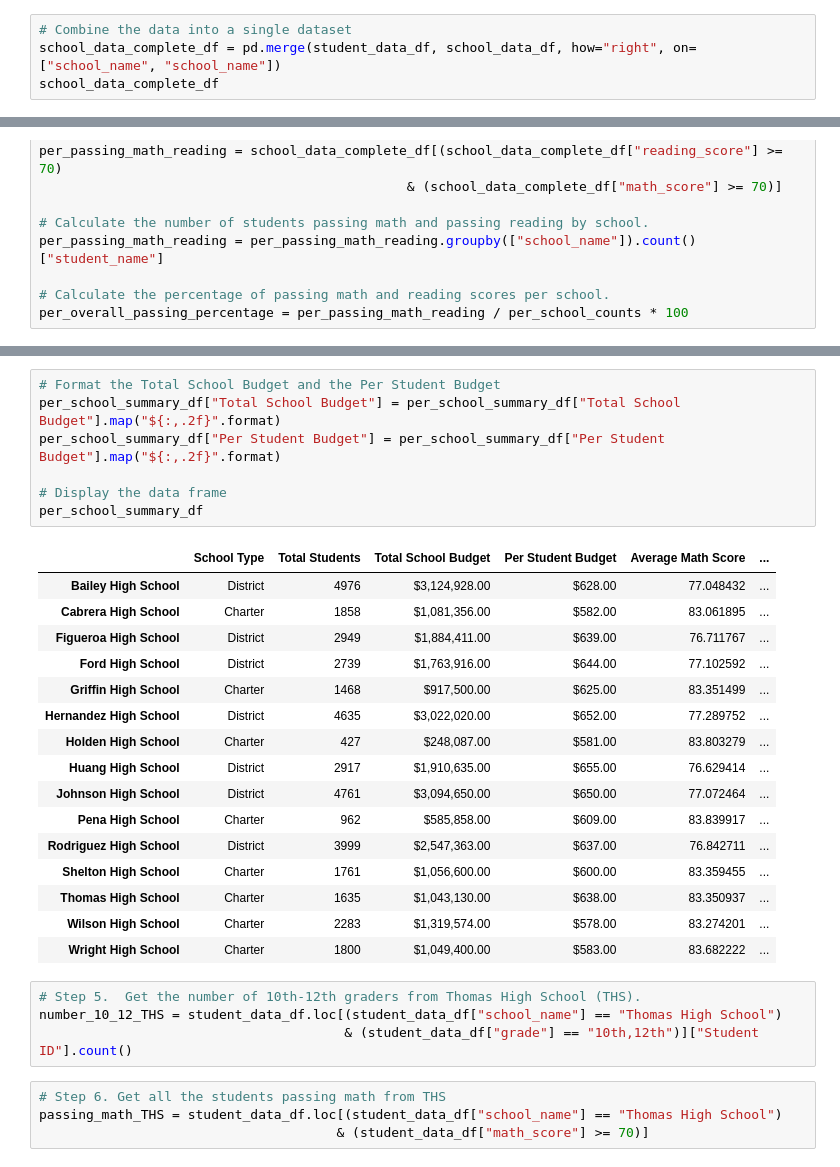
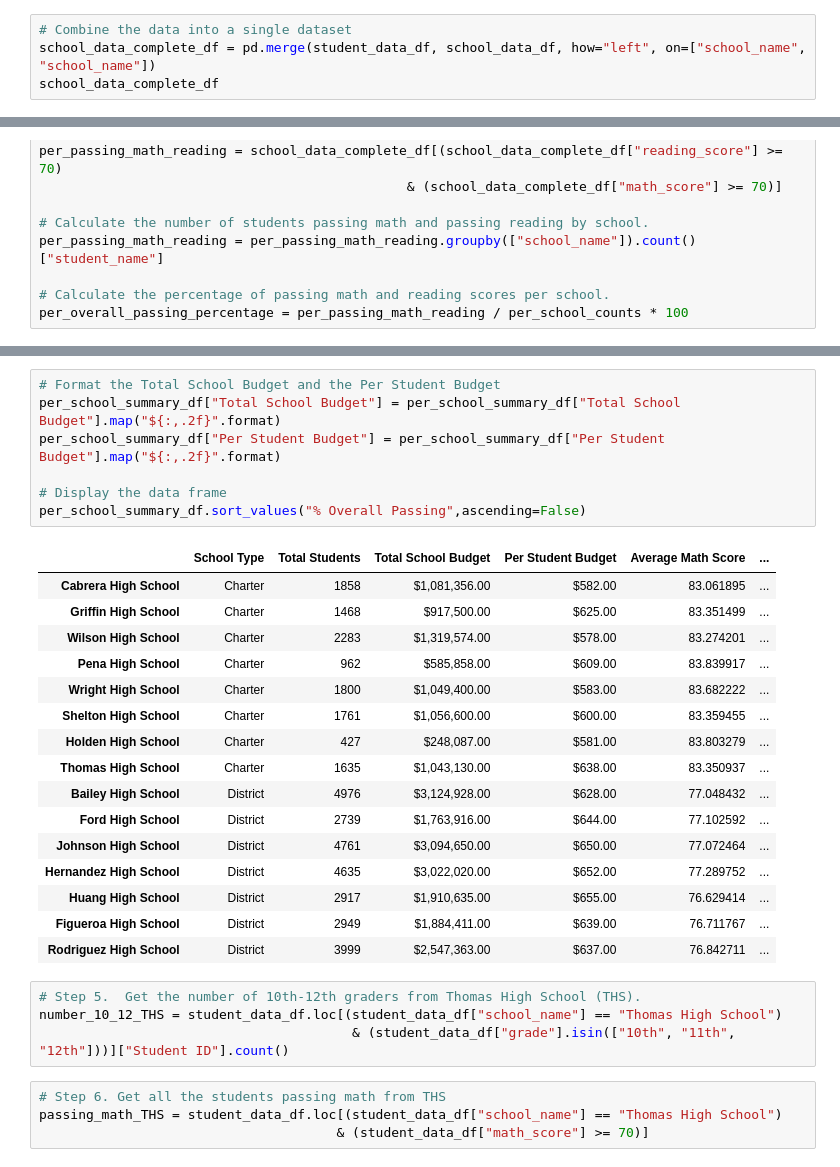
Before and after one commit to MalliVelazquez/School_District_Analysis., a Jupyter notebook: PyCitySchools_Challenge_starter_code.ipynb, the cells around one changed output, grey strips where cells are left out. Drawn from its saved outputs; the diff is of its cells as text.

```diff
--- a/PyCitySchools_Challenge_starter_code.ipynb
+++ b/PyCitySchools_Challenge_starter_code.ipynb
@@ -68,7 +68,7 @@ student_data_df.tail(10)
 ### District Summary
 # %%
 # Combine the data into a single dataset
-school_data_complete_df = pd.merge(student_data_df, school_data_df, how="right", on=["school_name", "school_name"])
+school_data_complete_df = pd.merge(student_data_df, school_data_df, how="left", on=["school_name", "school_name"])
 school_data_complete_df
 # %% [output]
 |  | Student ID | student_name | gender | grade | school_name | reading_score | math_score | School ID | ... |
@@ -221,31 +214,31 @@ per_school_summary_df.head()
 # %%
 # Format the Total School Budget and the Per Student Budget
 per_school_summary_df["Total School Budget"] = per_school_summary_df["Total School Budget"].map("${:,.2f}".format)
 per_school_summary_df["Per Student Budget"] = per_school_summary_df["Per Student Budget"].map("${:,.2f}".format)
 
 # Display the data frame
-per_school_summary_df
+per_school_summary_df.sort_values("% Overall Passing",ascending=False)
 # %% [output]
 |  | School Type | Total Students | Total School Budget | Per Student Budget | Average Math Score | ... |
+| Cabrera High School | Charter | 1858 | $1,081,356.00 | $582.00 | 83.061895 | ... |
+| Griffin High School | Charter | 1468 | $917,500.00 | $625.00 | 83.351499 | ... |
+| Wilson High School | Charter | 2283 | $1,319,574.00 | $578.00 | 83.274201 | ... |
+| Pena High School | Charter | 962 | $585,858.00 | $609.00 | 83.839917 | ... |
+| Wright High School | Charter | 1800 | $1,049,400.00 | $583.00 | 83.682222 | ... |
+| Shelton High School | Charter | 1761 | $1,056,600.00 | $600.00 | 83.359455 | ... |
+| Holden High School | Charter | 427 | $248,087.00 | $581.00 | 83.803279 | ... |
+| Thomas High School | Charter | 1635 | $1,043,130.00 | $638.00 | 83.350937 | ... |
 | Bailey High School | District | 4976 | $3,124,928.00 | $628.00 | 77.048432 | ... |
-| Cabrera High School | Charter | 1858 | $1,081,356.00 | $582.00 | 83.061895 | ... |
+| Ford High School | District | 2739 | $1,763,916.00 | $644.00 | 77.102592 | ... |
+| Johnson High School | District | 4761 | $3,094,650.00 | $650.00 | 77.072464 | ... |
+| Hernandez High School | District | 4635 | $3,022,020.00 | $652.00 | 77.289752 | ... |
+| Huang High School | District | 2917 | $1,910,635.00 | $655.00 | 76.629414 | ... |
 | Figueroa High School | District | 2949 | $1,884,411.00 | $639.00 | 76.711767 | ... |
-| Ford High School | District | 2739 | $1,763,916.00 | $644.00 | 77.102592 | ... |
-| Griffin High School | Charter | 1468 | $917,500.00 | $625.00 | 83.351499 | ... |
-| Hernandez High School | District | 4635 | $3,022,020.00 | $652.00 | 77.289752 | ... |
-| Holden High School | Charter | 427 | $248,087.00 | $581.00 | 83.803279 | ... |
-| Huang High School | District | 2917 | $1,910,635.00 | $655.00 | 76.629414 | ... |
-| Johnson High School | District | 4761 | $3,094,650.00 | $650.00 | 77.072464 | ... |
-| Pena High School | Charter | 962 | $585,858.00 | $609.00 | 83.839917 | ... |
 | Rodriguez High School | District | 3999 | $2,547,363.00 | $637.00 | 76.842711 | ... |
-| Shelton High School | Charter | 1761 | $1,056,600.00 | $600.00 | 83.359455 | ... |
-| Thomas High School | Charter | 1635 | $1,043,130.00 | $638.00 | 83.350937 | ... |
-| Wilson High School | Charter | 2283 | $1,319,574.00 | $578.00 | 83.274201 | ... |
-| Wright High School | Charter | 1800 | $1,049,400.00 | $583.00 | 83.682222 | ... |
 # %%
 # Step 5.  Get the number of 10th-12th graders from Thomas High School (THS).
 number_10_12_THS = student_data_df.loc[(student_data_df["school_name"] == "Thomas High School")
-                                       & (student_data_df["grade"] == "10th,12th")]["Student ID"].count()
+                                        & (student_data_df["grade"].isin(["10th", "11th", "12th"]))]["Student ID"].count()
 # %%
 # Step 6. Get all the students passing math from THS
 passing_math_THS = student_data_df.loc[(student_data_df["school_name"] == "Thomas High School")
```
Also changed, not shown: parts of 11 cells of this notebook.
